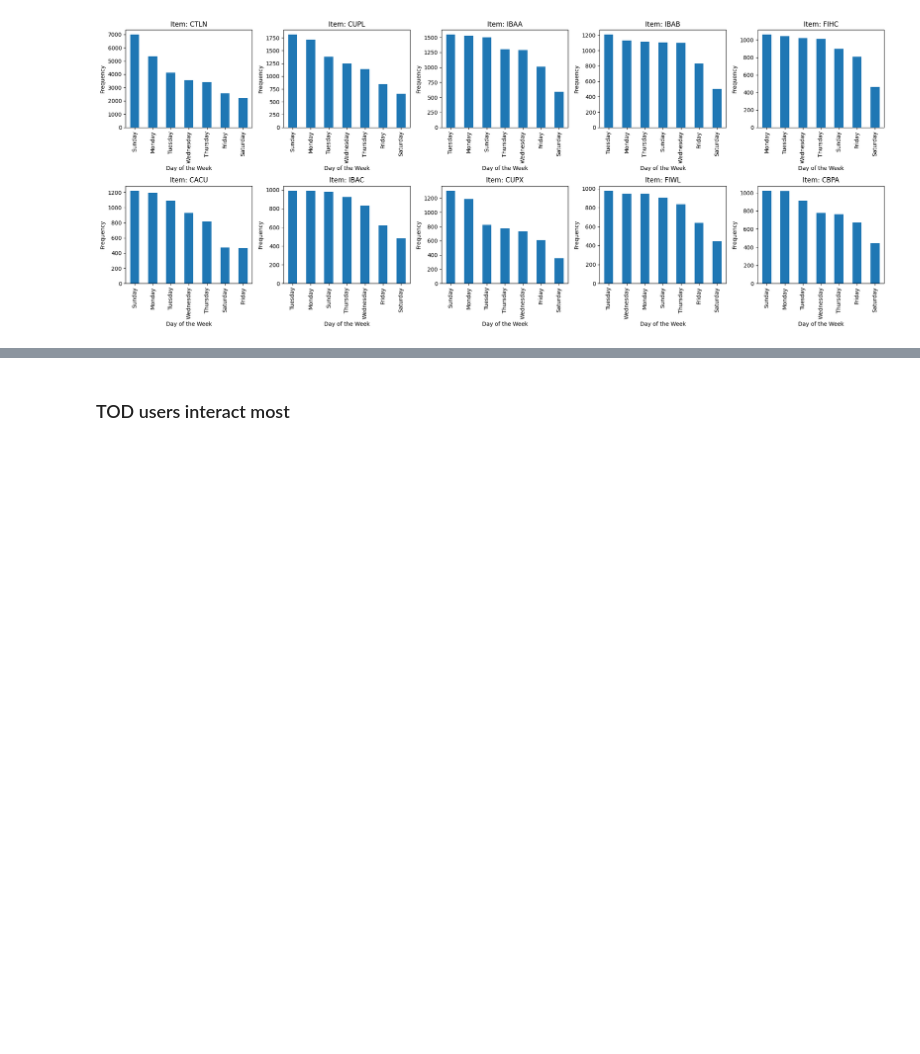
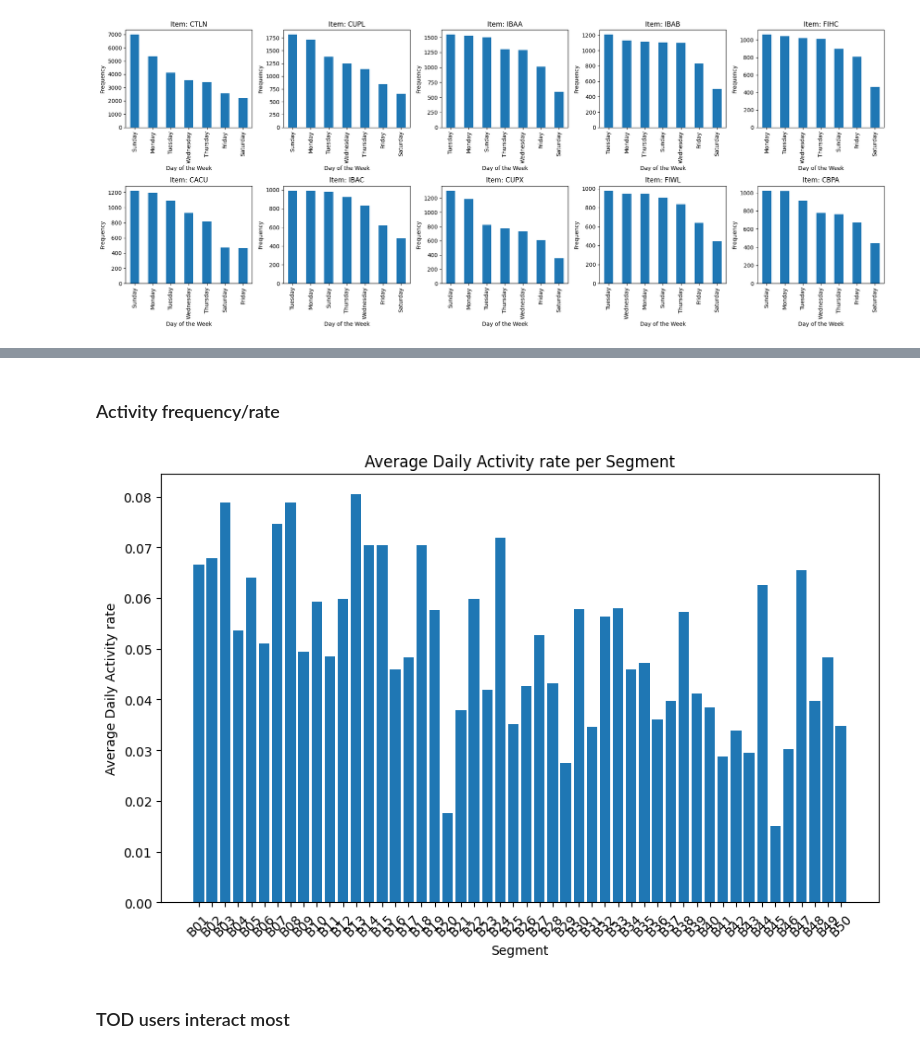
Before and after one commit to lizesteyn/FNBdataquest, a Jupyter notebook: LightFM_eda.ipynb, the cells around one changed output, grey strips where cells are left out. Cells and saved outputs as stored; diff of their text form; code cells hidden in the pictures; blank space fills up the shorter version.

```diff
--- a/LightFM_eda.ipynb
+++ b/LightFM_eda.ipynb
@@ -254,3 +356,35 @@ plt.show()
+# %% [markdown]
+### Activity frequency/rate
+# %%
+# Convert int_date to datetime
+data['int_date'] = pd.to_datetime(data['int_date'])
+
+# Calculate the total number of unique days in the dataset
+total_days = data["int_date"].nunique()
+
+# Calculate the number of unique days each user had interactions
+user_unique_days = data.groupby('idcol')['int_date'].nunique()
+
+# Calculate the activity rate
+activity_rate = user_unique_days / total_days
+
+# Merge the activity_rate back into the original dataframe
+data3 = data.merge(activity_rate.rename('activity_rate'), on='idcol')
+
+data3.head(20)
+# Calculate the mean daily activity score per segment
+segment_activity_rate = data3.groupby('beh_segment')['activity_rate'].mean().reset_index()
+
+# Plot the activity score per segment
+plt.figure(figsize=(10, 6))
+plt.bar(segment_activity_rate['beh_segment'], segment_activity_rate['activity_rate'])
+plt.xlabel('Segment')
+plt.ylabel('Average Daily Activity rate')
+plt.title('Average Daily Activity rate per Segment')
+plt.xticks(rotation=45)
+plt.show()
+# %% [output]
+[figure, added]
 # %% [markdown]
 ### TOD users interact most
 # %%
```
Also changed, not shown: parts of 11 cells of this notebook.
